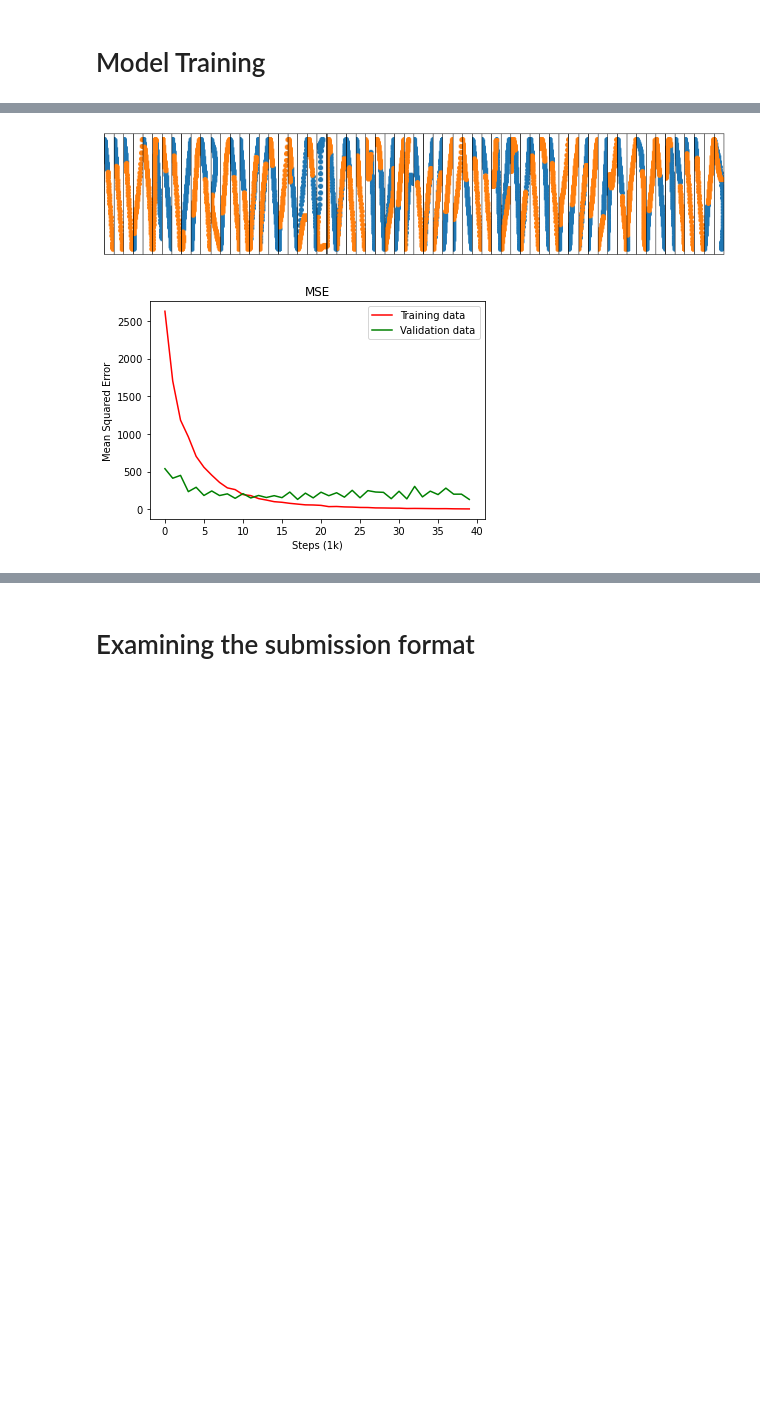
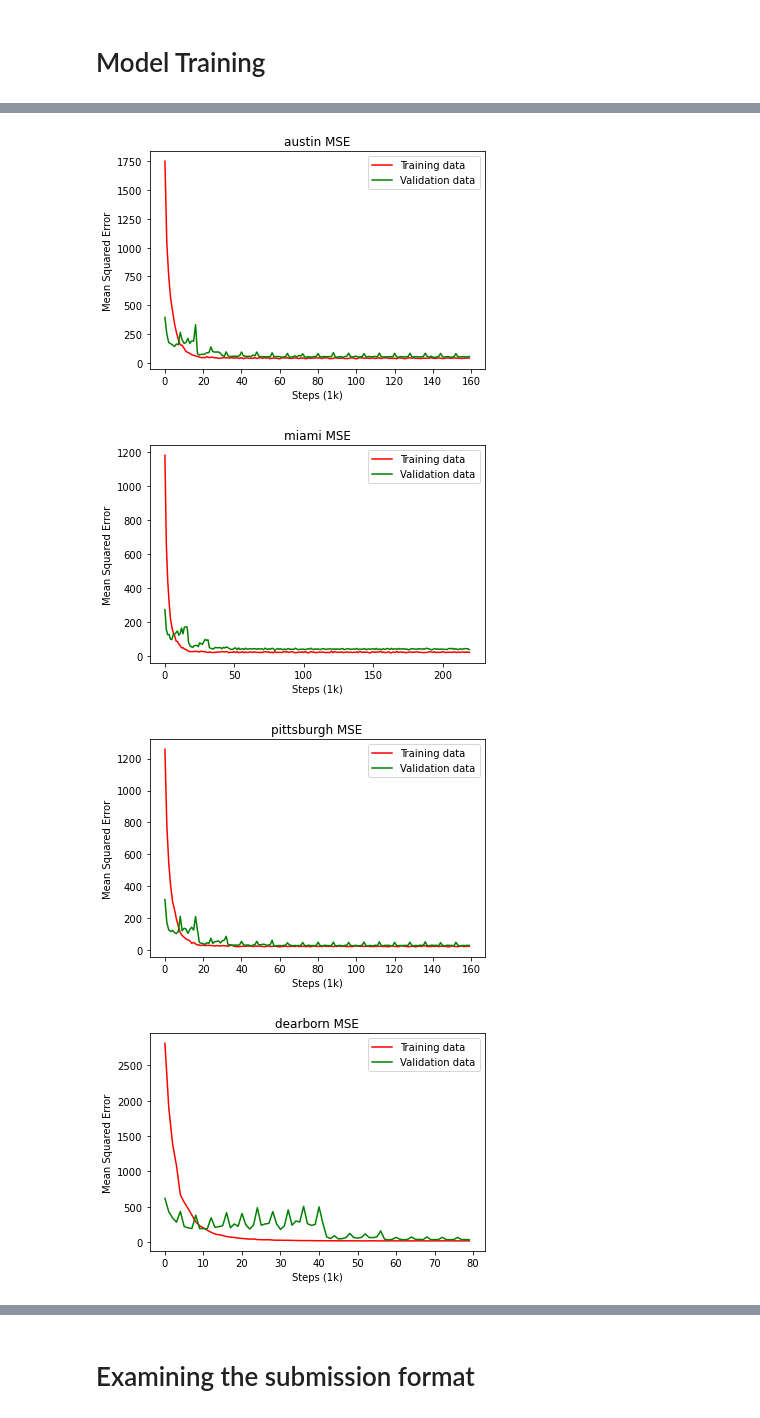
Before and after one commit to brandonho667/151B-WinningProject, a Jupyter notebook: Load_Argo2_Public.ipynb, the cells around one changed output, grey strips where cells are left out. Cells and saved outputs as stored; diff of their text form; code cells hidden in the pictures; blank space fills up the shorter version.

```diff
--- a/Load_Argo2_Public.ipynb
+++ b/Load_Argo2_Public.ipynb
@@ -91,9 +91,6 @@ class ArgoverseDataset(Dataset):
 
 #         return random_split(self, [train_size, valid_size])
 
-# intialize a dataset
-city = 'palo-alto'
-split = 'train'
 def transform(data):
     # currently 109 input - 109 out
     inp = np.concatenate((data[0], data[1][:-1]))
@@ -263,8 +257,0 @@ for i, name in enumerate(cities):
-# %%
-batch_sz = 32  # batch size
-train_dataset  = ArgoverseDataset(city = city, split = split, transform=transform)
-print(train_dataset[0][0][0:10])
-train_loader = DataLoader(train_dataset, batch_size = batch_sz, shuffle = True)
-val_dataset = ArgoverseDataset(city = city, split = "validation")
-print(val_dataset[0][0][0:10])
-val_loader = DataLoader(val_dataset, batch_size=batch_sz*2, shuffle=True)
@@ -330,3 +296,11 @@ for i_batch, sample_batch in enumerate(train_loader):
+# %%
+batch_sz = 32  # batch size
+input_size = 2
+hidden_size = 128
+output_size = 2
+inp_seq_len = 50
+num_epochs = 20
+lr = 1e-3
 # %% [markdown]
 # Model Training
 # %%
@@ -447,48 +416,15 @@ KeyboardInterrupt:
-# %%
-with torch.no_grad():
-    rnn.eval()
-    x, y = next(iter(val_loader))
-    x, y = x.to(torch.float32).to(device), y.to(torch.float32).to(device)
-    y_hat = rnn(x[:, :inp_seq_len])
-    show_sample_batch((x[:, :inp_seq_len].cpu(), y_hat.cpu()))
-# %% [output]
-[figure, old version]
 # %%
-plt.figure(1)
-plt.plot(range(len(train_losses[1:])), train_losses[1:],'-r', label="Training data")
-plt.plot(range(len(val_losses[1:])), val_losses[1:],'-g', label="Validation data")
-plt.gca().set_xlabel("Steps (1k)")
-plt.gca().set_ylabel("Mean Squared Error")
-plt.gca().set_title("MSE")
-plt.legend()
-plt.show()
-
-# plt.figure(1)
-# plt.plot(range(len(val_losses[1:])), val_losses[1:],'-g', label="Validation data")
-# plt.gca().set_xlabel("Steps (1k)")
-# plt.gca().set_ylabel("Mean Squared Error")
-# plt.gca().set_title("Cross Validation Error")
-# plt.legend()
-# plt.show()
-
-# fig, ax1 = plt.subplots()
-
-# color = 'tab:red'
-# ax1.set_xlabel("Steps (1k)")
-# ax1.set_ylabel("Validation Error", color=color)
-# ax1.plot(range(len(val_losses[1:])), val_losses[1:], color=color, label="Validation data")
-# ax1.tick_params(axis='y', labelcolor=color)
-# ax1.set_ylim([0, 850000])
-
-
-# ax2 = ax1.twinx()  # instantiate a second axes that shares the same x-axis
-
-# color = 'tab:blue'
-# ax2.set_ylabel('Train Error', color=color)  # we already handled the x-label with ax1
-# ax2.plot(range(len(train_losses[1:])), train_losses[1:],color=color, label="Training data")
-# ax2.tick_params(axis='y', labelcolor=color)
-
-# fig.tight_layout()  # otherwise the right y-label is slightly clipped
-# plt.show()
+for i, city in enumerate(city_loss):
+    plt.figure(i)
+    plt.plot(range(len(city_loss[city]["train"][1:])), city_loss[city]["train"][1:],'-r', label="Training data")
+    plt.plot(range(len(city_loss[city]["val"][1:])), city_loss[city]["val"][1:],'-g', label="Validation data")
+    plt.gca().set_xlabel("Steps (1k)")
+    plt.gca().set_ylabel("Mean Squared Error")
+    plt.gca().set_title(f"{city} MSE")
+    plt.legend()
+    plt.show()
 # %% [output]
-[figure, old version]
+[figure, new version]
+[figure, added]
+[figure, added]
+[figure, added]
```
Also changed, not shown: parts of 10 cells of this notebook, 14 other files.
